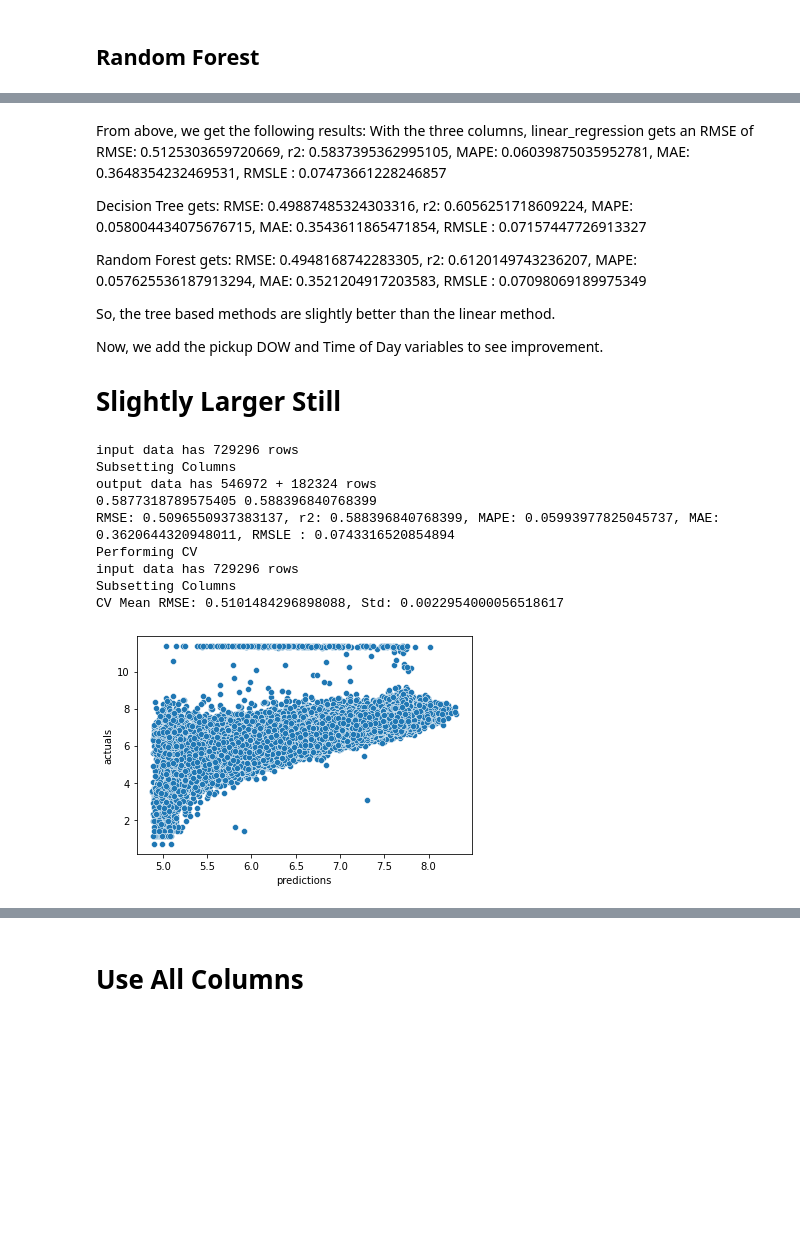
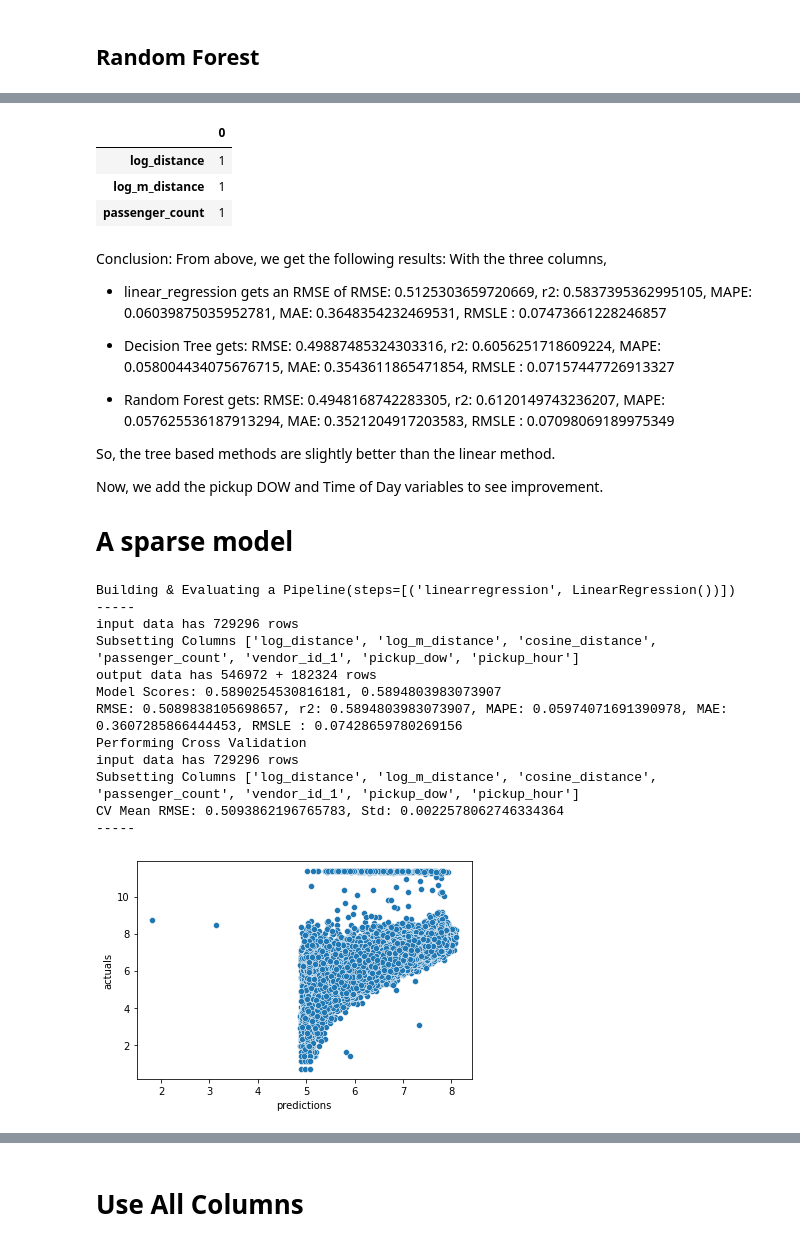
Before and after one commit to srikantjyrmn/data_science, a Jupyter notebook: nyc_taxI_trip_duration/taxi_model.ipynb, the cells around one changed output, grey strips where cells are left out. Saved outputs shown, nothing was run; the diff lists cells and outputs as text; code cells hidden in the pictures; blank space fills up the shorter version.

```diff
--- a/nyc_taxI_trip_duration/taxi_model.ipynb
+++ b/nyc_taxI_trip_duration/taxi_model.ipynb
@@ -296,38 +458,49 @@ CV Mean RMSE: 0.4942883778123486, Std: 0.002115223727868707
+# %%
+pd.DataFrame(rfe_ridge_cv.ranking_, index = rfe_ridge_cv.feature_names_in_)
+# %% [output]
+|  | 0 |
+| log_distance | 1 |
+| log_m_distance | 1 |
+| passenger_count | 1 |
 # %% [markdown]
+Conclusion:
 From above, we get the following results:
 With the three columns,
-linear_regression gets an RMSE of
-RMSE: 0.5125303659720669, r2: 0.5837395362995105, MAPE: 0.06039875035952781, MAE: 0.3648354232469531, RMSLE : 0.07473661228246857
+- linear_regression gets an RMSE of
+    RMSE: 0.5125303659720669, r2: 0.5837395362995105, MAPE: 0.06039875035952781, MAE: 0.3648354232469531, RMSLE : 0.07473661228246857
 
-Decision Tree gets:
-RMSE: 0.49887485324303316, r2: 0.6056251718609224, MAPE: 0.058004434075676715, MAE: 0.3543611865471854, RMSLE : 0.07157447726913327
+- Decision Tree gets:
+    RMSE: 0.49887485324303316, r2: 0.6056251718609224, MAPE: 0.058004434075676715, MAE: 0.3543611865471854, RMSLE : 0.07157447726913327
 
-Random Forest gets:
-RMSE: 0.4948168742283305, r2: 0.6120149743236207, MAPE: 0.057625536187913294, MAE: 0.3521204917203583, RMSLE : 0.07098069189975349
+- Random Forest gets:
+    RMSE: 0.4948168742283305, r2: 0.6120149743236207, MAPE: 0.057625536187913294, MAE: 0.3521204917203583, RMSLE : 0.07098069189975349
 
 So, the tree based methods are slightly better than the linear method.
 
 Now, we add the pickup DOW and Time of Day variables to see improvement.
 
-# Slightly Larger Still
+# A sparse model
 # %%
-select_cols = ['log_distance', 'log_m_distance','passenger_count', 'vendor_id_1', 'pickup_dow', 'pickup_hour']
+select_cols = ['log_distance', 'log_m_distance', 'cosine_distance', 'passenger_count', 'vendor_id_1', 'pickup_dow', 'pickup_hour']
 scores, model, pdf = mh.build_evaluate_model(
     model = make_pipeline(lin_reg()),
                                 df = df,
                                 select_cols = select_cols,
                                 scale = True)
 # %% [output]
+Building & Evaluating a Pipeline(steps=[('linearregression', LinearRegression())])
+-----
 input data has 729296 rows
-Subsetting Columns
+Subsetting Columns ['log_distance', 'log_m_distance', 'cosine_distance', 'passenger_count', 'vendor_id_1', 'pickup_dow', 'pickup_hour']
 output data has 546972 + 182324 rows
-0.5877318789575405 0.588396840768399
-RMSE: 0.5096550937383137, r2: 0.588396840768399, MAPE: 0.05993977825045737, MAE: 0.3620644320948011, RMSLE : 0.0743316520854894
-Performing CV
+Model Scores: 0.5890254530816181, 0.5894803983073907
+RMSE: 0.5089838105698657, r2: 0.5894803983073907, MAPE: 0.05974071691390978, MAE: 0.3607285866444453, RMSLE : 0.07428659780269156
+Performing Cross Validation
 input data has 729296 rows
-Subsetting Columns
-CV Mean RMSE: 0.5101484296898088, Std: 0.0022954000056518617
+Subsetting Columns ['log_distance', 'log_m_distance', 'cosine_distance', 'passenger_count', 'vendor_id_1', 'pickup_dow', 'pickup_hour']
+CV Mean RMSE: 0.5093862196765783, Std: 0.0022578062746334364
+-----
-[figure, old version]
+[figure, new version]
 # %%
 scores, model, pdf = mh.build_evaluate_model(
     model = make_pipeline(dtree(max_depth = 10)),
```
Also changed, not shown: parts of 66 cells of this notebook.
